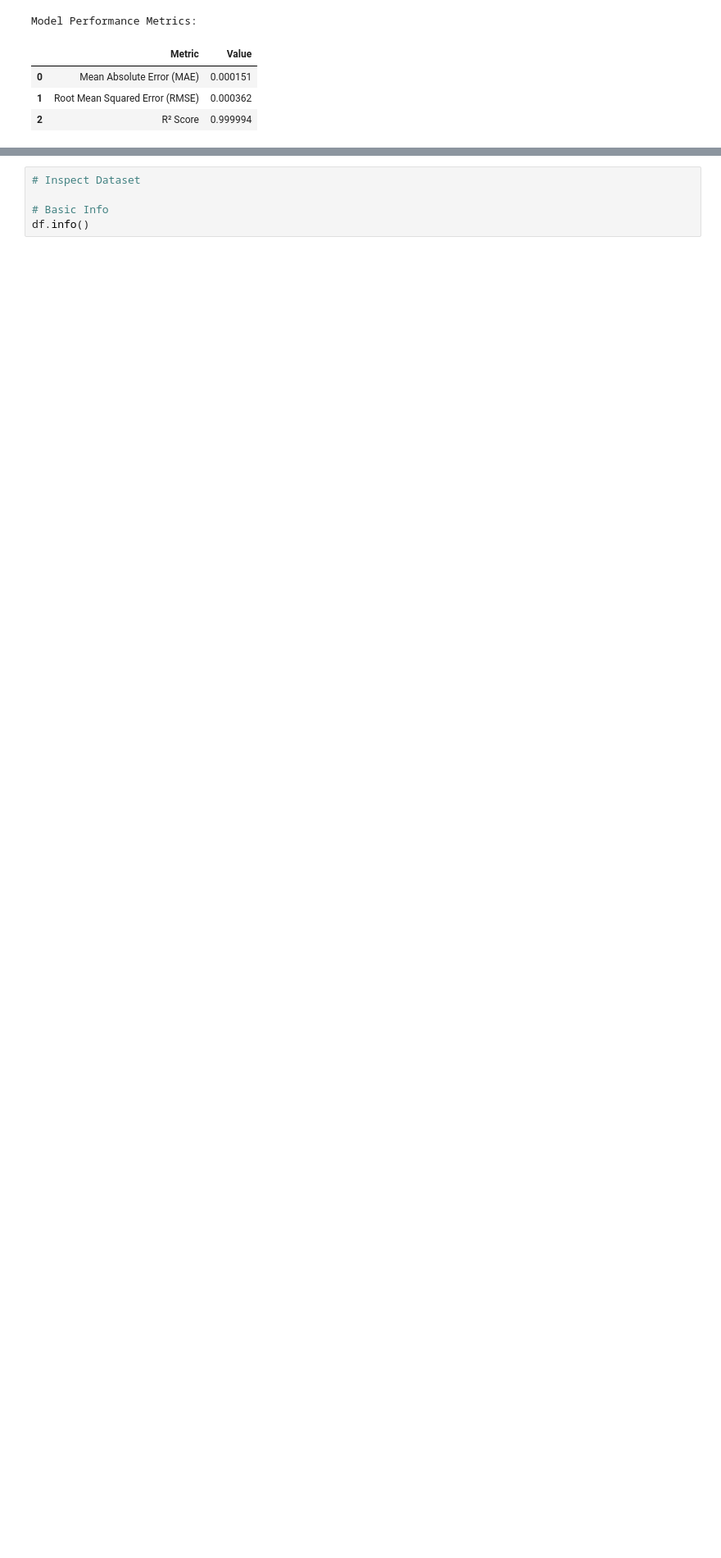
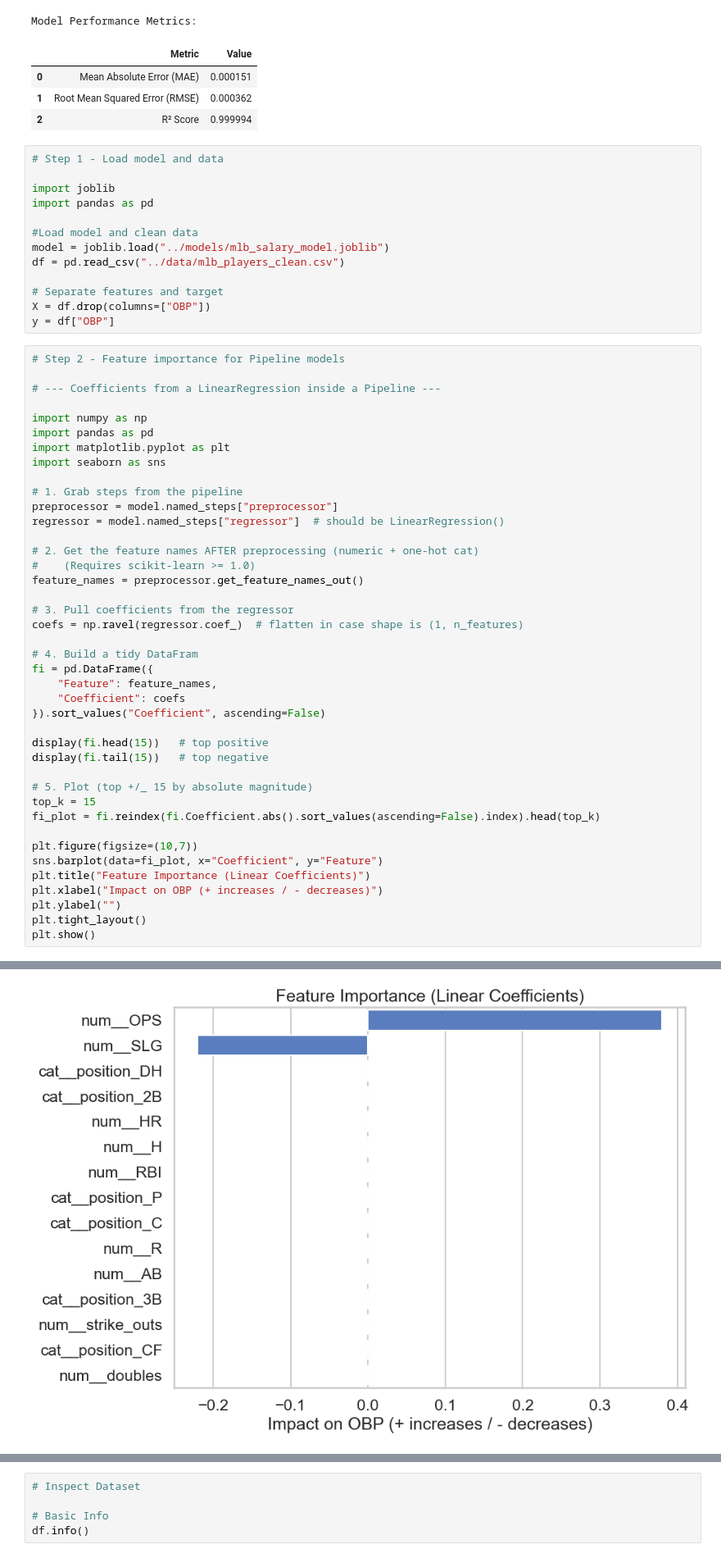
Before and after one commit to woodskevinj/mlb-stats-ml, a Jupyter notebook: notebooks/mlb_eda.ipynb, the cells around one changed output, grey strips where cells are left out. Shown at 82% size. Saved outputs shown, nothing was run; the diff lists cells and outputs as text; blank space fills up the shorter version.

```diff
--- a/notebooks/mlb_eda.ipynb
+++ b/notebooks/mlb_eda.ipynb
@@ -200,3 +200,58 @@ Model Performance Metrics:
 | 0 | Mean Absolute Error (MAE) | 0.000151 |
 | 1 | Root Mean Squared Error (RMSE) | 0.000362 |
 | 2 | R² Score | 0.999994 |
+# %%
+# Step 1 - Load model and data
+
+import joblib
+import pandas as pd
+
+#Load model and clean data
+model = joblib.load("../models/mlb_salary_model.joblib")
+df = pd.read_csv("../data/mlb_players_clean.csv")
+
+# Separate features and target
+X = df.drop(columns=["OBP"])
+y = df["OBP"]
+# %%
+# Step 2 - Feature importance for Pipeline models
+
+# --- Coefficients from a LinearRegression inside a Pipeline ---
+
+import numpy as np
+import pandas as pd
+import matplotlib.pyplot as plt
+import seaborn as sns
+
+# 1. Grab steps from the pipeline
+preprocessor = model.named_steps["preprocessor"]
+regressor = model.named_steps["regressor"]  # should be LinearRegression()
+
+# 2. Get the feature names AFTER preprocessing (numeric + one-hot cat)
+#    (Requires scikit-learn >= 1.0)
+feature_names = preprocessor.get_feature_names_out()
+
+# 3. Pull coefficients from the regressor
+coefs = np.ravel(regressor.coef_)  # flatten in case shape is (1, n_features)
+
+# 4. Build a tidy DataFram
+fi = pd.DataFrame({
+    "Feature": feature_names,
+    "Coefficient": coefs
+}).sort_values("Coefficient", ascending=False)
+
+display(fi.head(15))   # top positive
+display(fi.tail(15))   # top negative
+
+# 5. Plot (top +/_ 15 by absolute magnitude)
+top_k = 15
+fi_plot = fi.reindex(fi.Coefficient.abs().sort_values(ascending=False).index).head(top_k)
+
+plt.figure(figsize=(10,7))
+sns.barplot(data=fi_plot, x="Coefficient", y="Feature")
+plt.title("Feature Importance (Linear Coefficients)")
+plt.xlabel("Impact on OBP (+ increases / - decreases)")
+plt.ylabel("")
+plt.tight_layout()
+plt.show()
+# %% [output]
@@ -202,0 +290 @@ Model Performance Metrics:
+[figure, added]
```
Also changed, not shown: parts of 4 cells of this notebook, 1 other file.
